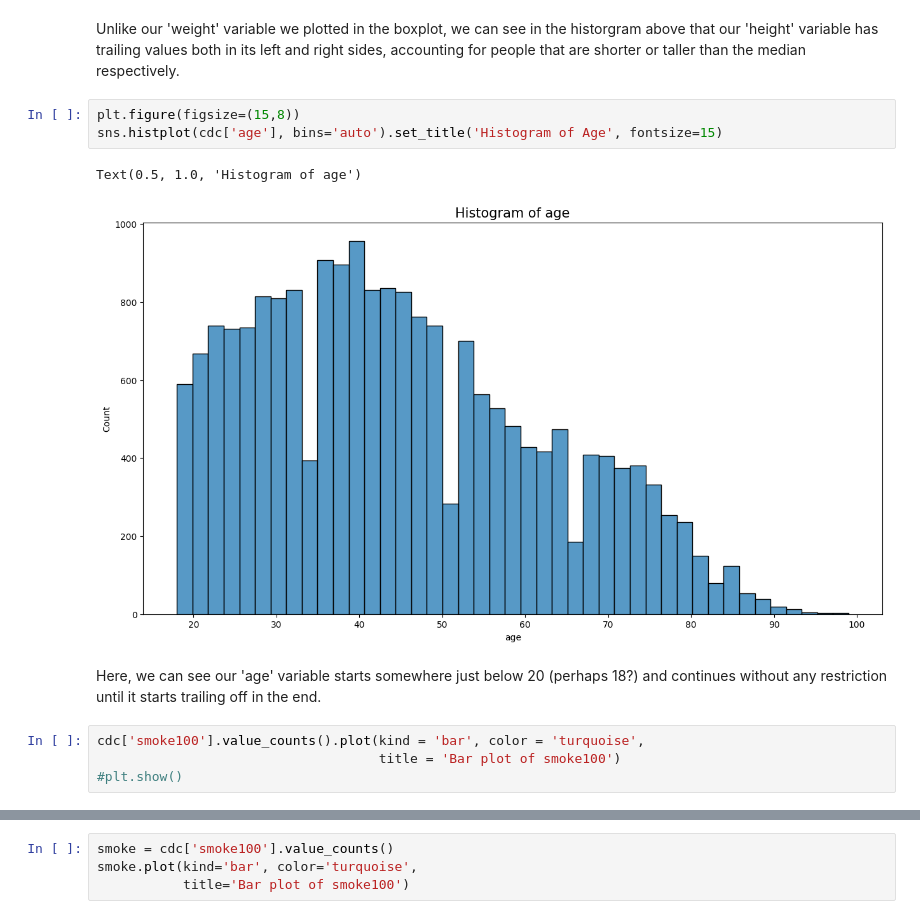
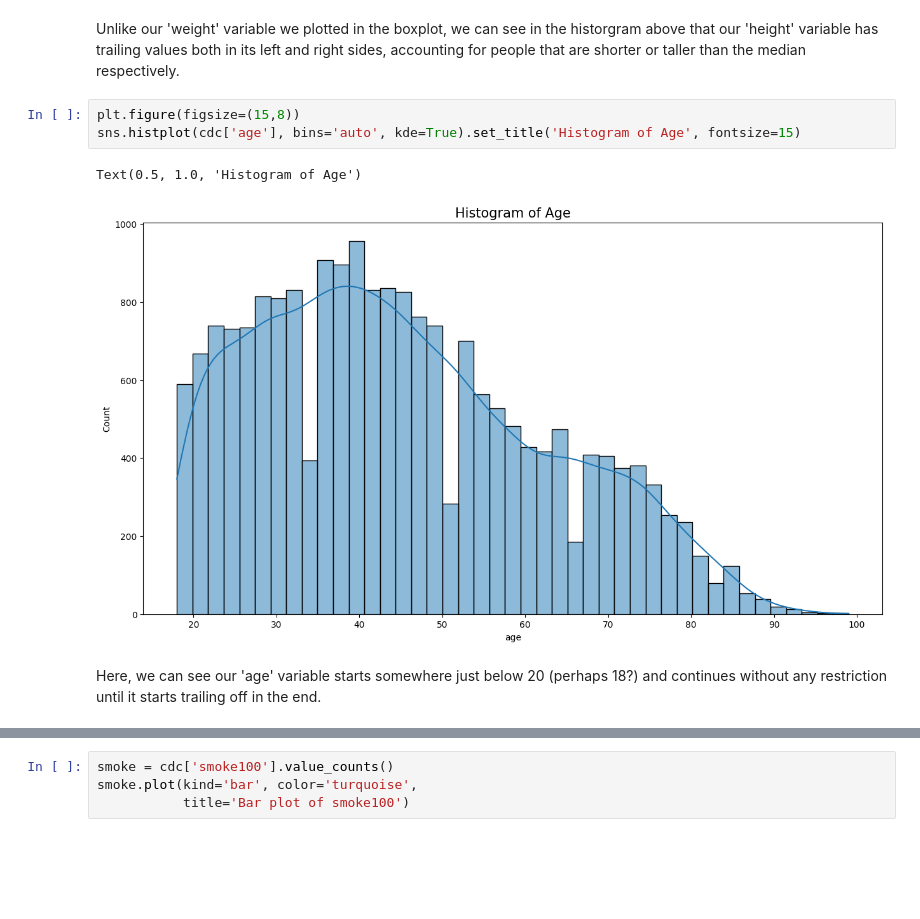
Before and after one commit to EphiWalker/BRFSS_Health, a Jupyter notebook: brfss_health.ipynb, the cells around one changed output, grey strips where cells are left out. Cells and saved outputs as stored; diff of their text form; blank space fills up the shorter version.

Commit message:
added qualitative data visualizations

```diff
--- a/brfss_health.ipynb
+++ b/brfss_health.ipynb
@@ -306,13 +306,9 @@ Text(0.5, 1.0, 'Histogram of height')
 Unlike our 'weight' variable we plotted in the boxplot, we can see in the historgram above that our 'height' variable has trailing values both in its left and right sides, accounting for people that are shorter or taller than the median respectively.
 # %%
 plt.figure(figsize=(15,8))
-sns.histplot(cdc['age'], bins='auto').set_title('Histogram of Age', fontsize=15)
+sns.histplot(cdc['age'], bins='auto', kde=True).set_title('Histogram of Age', fontsize=15)
 # %% [output]
-Text(0.5, 1.0, 'Histogram of age')
+Text(0.5, 1.0, 'Histogram of Age')
-[figure, old version]
+[figure, new version]
 # %% [markdown]
 Here, we can see our 'age' variable starts somewhere just below 20 (perhaps 18?) and continues without any restriction until it starts trailing off in the end.
-# %%
-cdc['smoke100'].value_counts().plot(kind = 'bar', color = 'turquoise',
-                                    title = 'Bar plot of smoke100')
-#plt.show()
```
Also changed, not shown: parts of 10 cells of this notebook.
